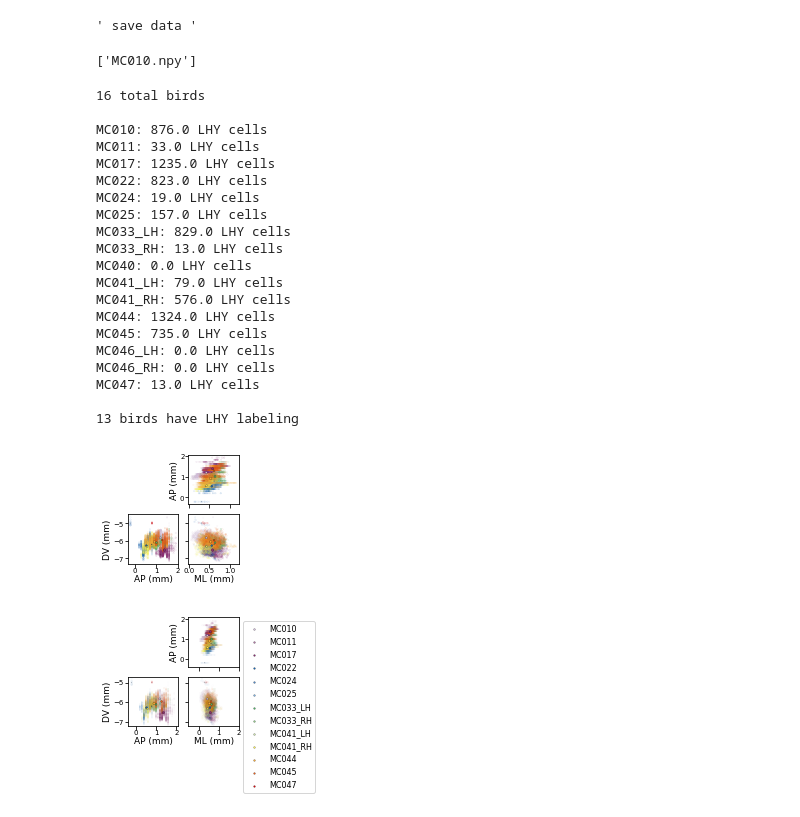
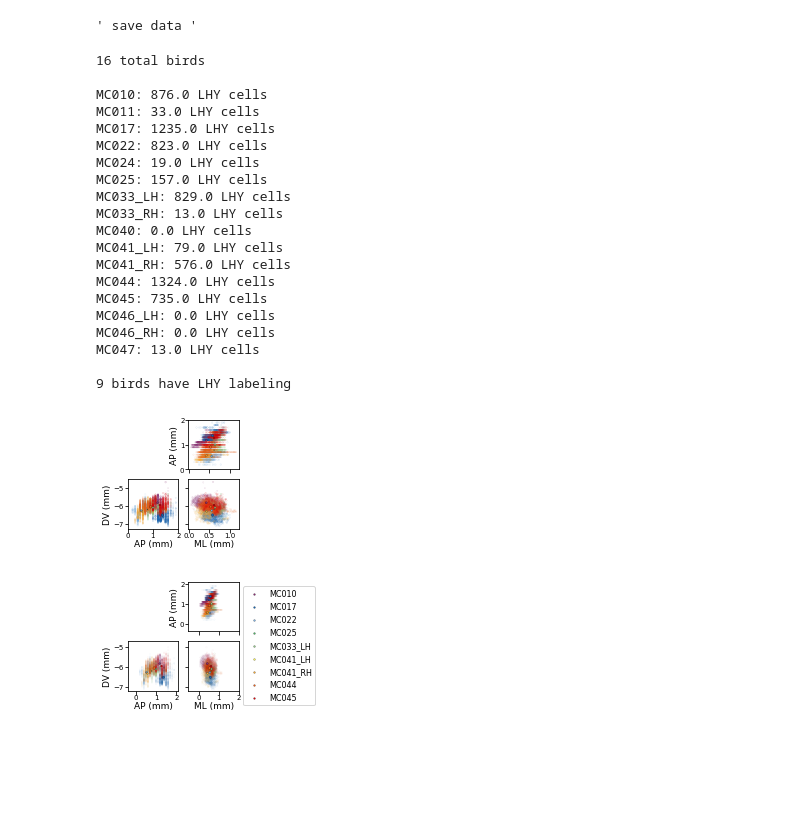
Before and after one commit to isabellow/lhy_hpc, a Jupyter notebook: anatomy/format_MA_data.ipynb, the cells around one changed output. Cells and saved outputs as stored; diff of their text form; code cells hidden in the pictures; blank space fills up the shorter version.

```diff
--- a/anatomy/format_MA_data.ipynb
+++ b/anatomy/format_MA_data.ipynb
@@ -36,29 +37,25 @@ for file in files:
         # load numpy array and store in dict
         birds.append(bird_id)
         data[bird_id] = np.load(f'{save_data}{bird_id}.npy')
-# %%
-files = os.listdir(save_data)
-files[0].split()
-# %% [output]
-['MC010.npy']
 # %%
 n_birds = len(birds)
 print(f'{n_birds} total birds\n')
 
 n_cells = np.zeros(n_birds)
+cell_thresh = 40
 birds_new = []
 for i, b in enumerate(birds):
     d = data[b]
     lhy_idx = (d[:, 3] == 3) & (d[:, 0] > 0)
     n_cells[i] = np.sum(lhy_idx)
 
-    if n_cells[i]:
+    if n_cells[i] > cell_thresh:
         birds_new.append(b)
 
     print(f'{b}: {n_cells[i]} LHY cells')
 
 birds = birds_new
-n_cells = n_cells[n_cells > 0]
+n_cells = n_cells[n_cells > cell_thresh]
 n_birds = len(birds)
 print(f'\n{n_birds} birds have LHY labeling')
 # %% [output]
@@ -81,18 +78,14 @@ MC046_LH: 0.0 LHY cells
 MC046_RH: 0.0 LHY cells
 MC047: 13.0 LHY cells
 
-13 birds have LHY labeling
+9 birds have LHY labeling
 # %%
 # from https://personal.sron.nl/~pault/#fig:scheme_rainbow_discrete
-bird_colors = np.asarray([[209, 187, 215, 255],
-                          [174, 118, 163, 255],
-                          [136, 46, 114, 255],
+bird_colors = np.asarray([[136, 46, 114, 255],
                           [25, 101, 176, 255],
-                          [82, 137, 199, 255],
                           [123, 175, 222, 255],
                           [78, 178, 101, 255],
                           [144, 201, 135, 255],
-                          [202, 224, 171, 255],
                           [247, 240, 86, 255],
                           [244, 167, 54, 255],
                           [232, 96, 28, 255],
@@ -101,6 +94,8 @@ bird_colors = np.asarray([[209, 187, 215, 255],
 bird_colors = list(bird_colors)
 for i, c in enumerate(bird_colors):
     bird_colors[i] = tuple(c)
+
+# bird_colors = bird_colors[:n_birds]
 # %%
 ''' plot DV vs. AP coords by bird '''
 # font sizes
@@ -195,9 +190,9 @@ ax2.set_yticks(np.arange(0, 2.2, 1))
 plt.show()
 f.savefig(f'{save_figs}lhy_cell_coords.png', dpi=600, bbox_inches='tight')
 # %% [output]
-[figure, old version]
+[figure, new version]
 # %%
-''' plot DV vs. AP coords by bird '''
+''' plot DV vs. AP vs. ML coords by bird (all cells) '''
 # font sizes
 title_size = 10
 axis_label = 9
@@ -280,31 +275,31 @@ for i, b in enumerate(birds):
 ax0.set_xlabel('ML (mm)', fontsize=axis_label, labelpad=1)
 ax0.tick_params(labelleft=False, which='major',
                 labelsize=tick_label, pad=0.5)
 ax0.set_xticks(np.arange(0, 3))
 ax0.set_yticks(np.arange(-7, -4, 1))
 ax0.set_xlim(-0.5, 2)
 ax0.set_ylim(-7.2, -4.7)
 
 ax1.set_xlabel('AP (mm)', fontsize=axis_label, labelpad=1)
 ax1.set_ylabel('DV (mm)', fontsize=axis_label, labelpad=1)
 ax1.tick_params(which='major',
                 labelsize=tick_label, pad=0.5)
 ax1.set_xticks(np.arange(0, 2.2, 1))
 ax1.set_yticks(np.arange(-7, -4, 1))
 ax1.set_xlim(-0.4, 2.1)
 ax1.set_ylim(-7.2, -4.7)
 
 ax2.set_ylabel('AP (mm)', fontsize=axis_label, labelpad=1)
 ax2.tick_params(labelbottom=False, which='major',
                 labelsize=tick_label, pad=0.5)
 ax2.set_xticks(np.arange(0, 3))
 ax2.set_yticks(np.arange(0, 2.2, 1))
 ax2.set_xlim(-0.5, 2)
 ax2.set_ylim(-0.4, 2.1)
 
 plt.legend(bbox_to_anchor=(1,1,0,0), fontsize=8)
 
 plt.show()
 f.savefig(f'{save_figs}lhy_coords_scaled.png', dpi=600, bbox_inches='tight')
 # %% [output]
-[figure, old version]
+[figure, new version]
```
Also changed, not shown: parts of 10 cells of this notebook, 7 other files.
